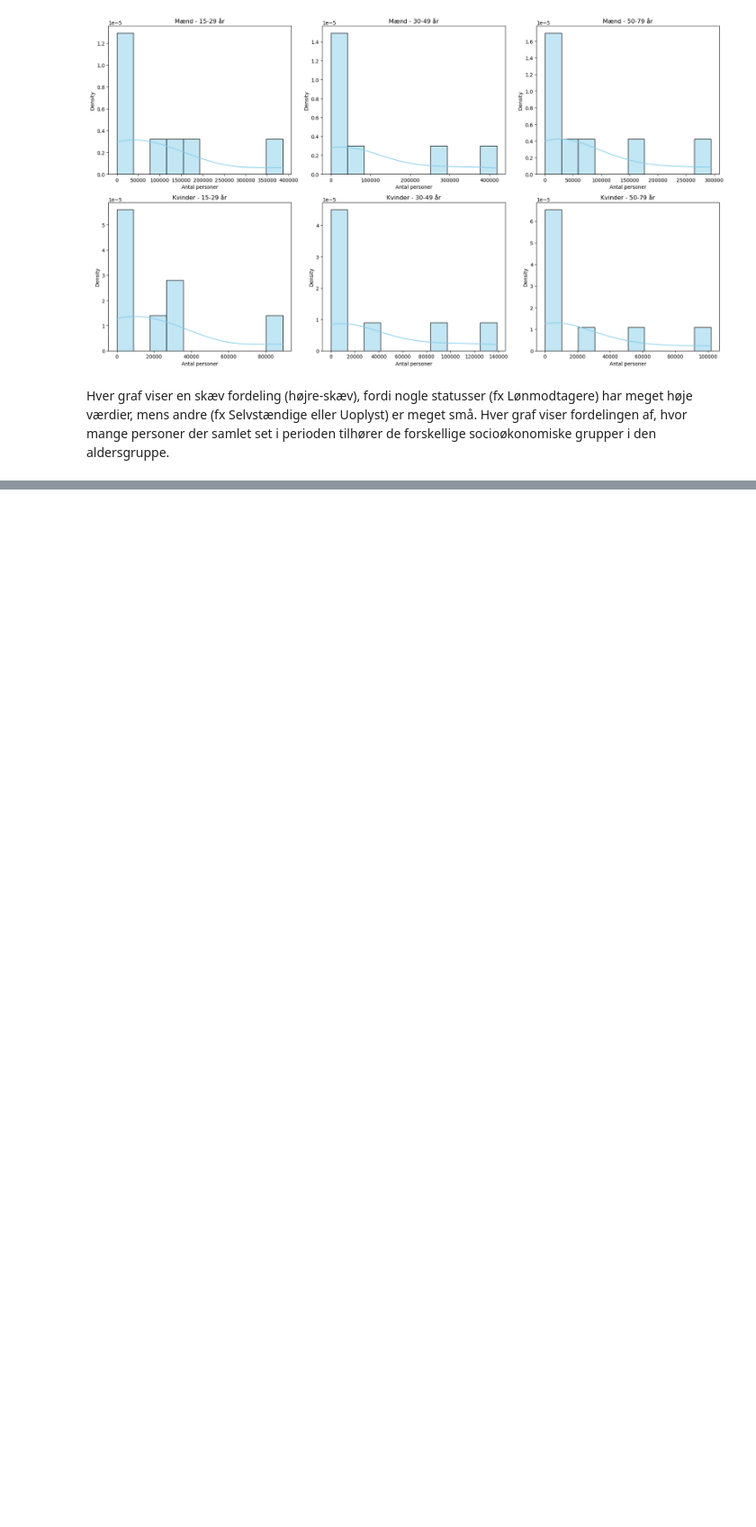
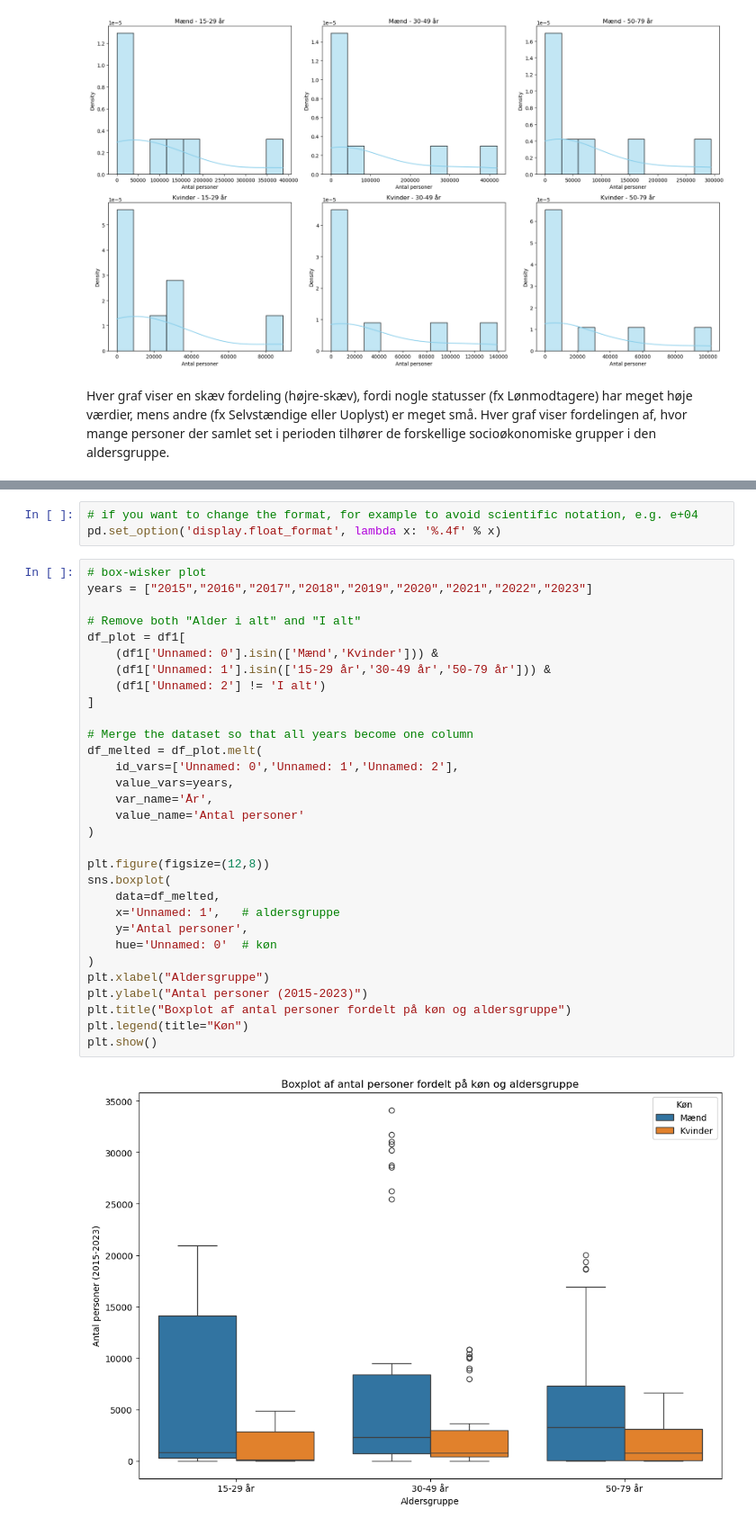
Before and after one commit to malouVich/Eksam-BI-Kriminalitetens-m-nstre-i-Danmark, a Jupyter notebook: Data/KriminalitetensMønstre.ipynb, the cells around one changed output, grey strips where cells are left out. Shown at 90% size. Drawn from its saved outputs; the diff is of its cells as text; blank space fills up the shorter version.

```diff
--- a/Data/KriminalitetensMønstre.ipynb
+++ b/Data/KriminalitetensMønstre.ipynb
@@ -341,0 +386,36 @@ Hver graf viser en skæv fordeling (højre-skæv), fordi nogle statusser (fx Lø
+# %%
+# if you want to change the format, for example to avoid scientific notation, e.g. e+04
+pd.set_option('display.float_format', lambda x: '%.4f' % x)
+# %%
+# box-wisker plot
+years = ["2015","2016","2017","2018","2019","2020","2021","2022","2023"]
+
+# Remove both "Alder i alt" and "I alt"
+df_plot = df1[
+    (df1['Unnamed: 0'].isin(['Mænd','Kvinder'])) &
+    (df1['Unnamed: 1'].isin(['15-29 år','30-49 år','50-79 år'])) &
+    (df1['Unnamed: 2'] != 'I alt')
+]
+
+# Merge the dataset so that all years become one column
+df_melted = df_plot.melt(
+    id_vars=['Unnamed: 0','Unnamed: 1','Unnamed: 2'],
+    value_vars=years,
+    var_name='År',
+    value_name='Antal personer'
+)
+
+plt.figure(figsize=(12,8))
+sns.boxplot(
+    data=df_melted,
+    x='Unnamed: 1',   # aldersgruppe
+    y='Antal personer',
+    hue='Unnamed: 0'  # køn
+)
+plt.xlabel("Aldersgruppe")
+plt.ylabel("Antal personer (2015-2023)")
+plt.title("Boxplot af antal personer fordelt på køn og aldersgruppe")
+plt.legend(title="Køn")
+plt.show()
+# %% [output]
+[figure, added]
```
Also changed, not shown: parts of 7 cells of this notebook.
